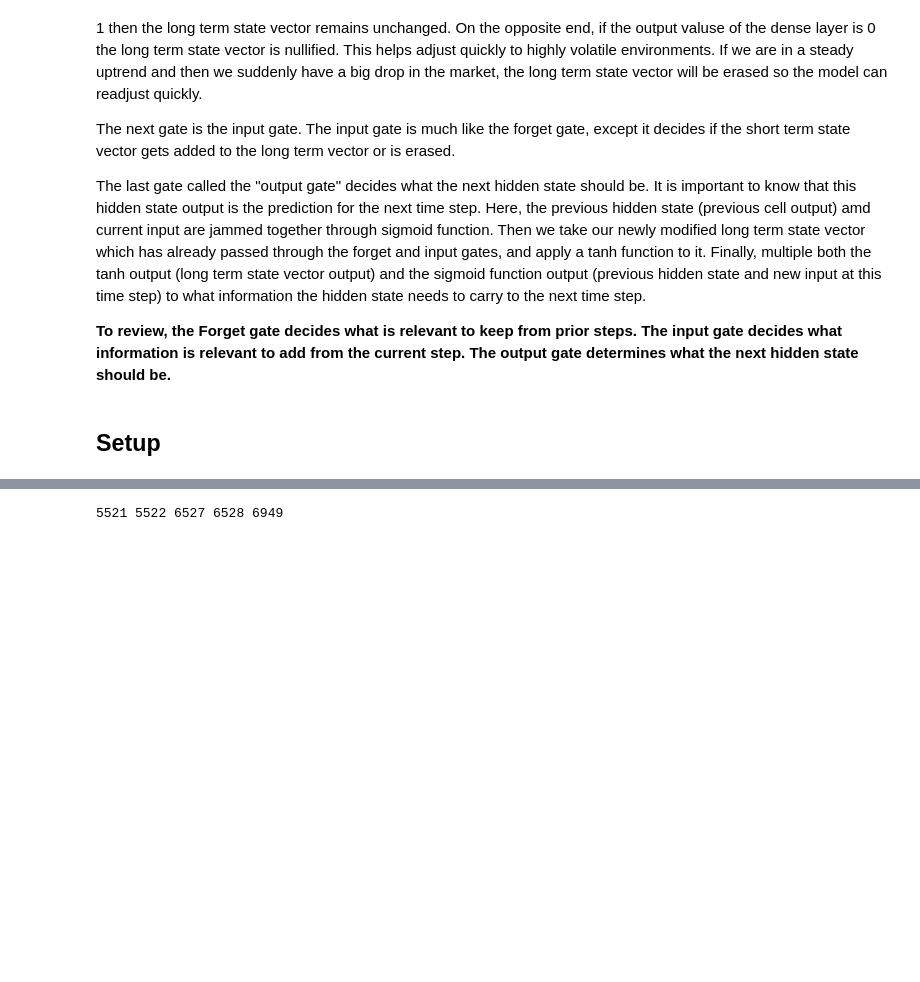
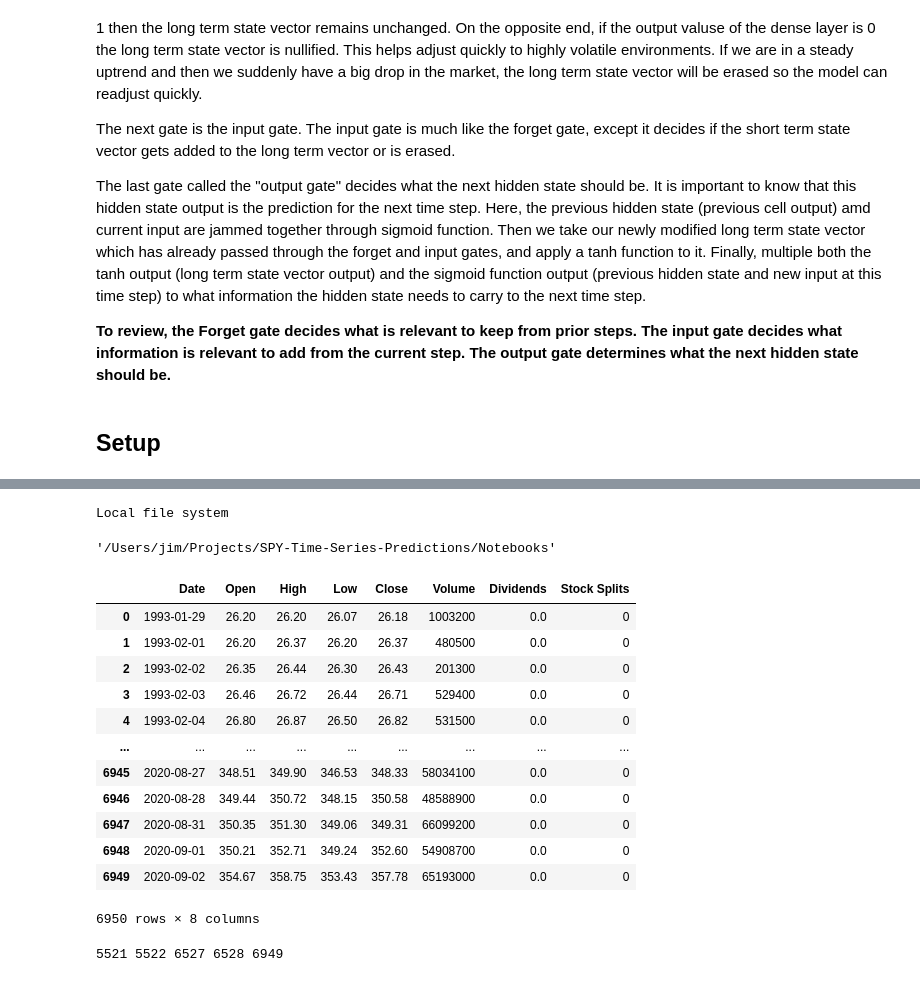
Before and after one commit to fovi-llc/SPY-Time-Series-Predictions, a Jupyter notebook: Notebooks/5. LSTM_Model.ipynb, the cells around one changed output, grey strips where cells are left out. Saved outputs shown, nothing was run; the diff lists cells and outputs as text; code cells hidden in the pictures; blank space fills up the shorter version.

Commit message:
Set up for running on Colab.

```diff
--- a/Notebooks/5. LSTM_Model.ipynb
+++ b/Notebooks/5. LSTM_Model.ipynb
@@ -37,4 +37,27 @@ Successfully installed cachetools-5.3.3 google-auth-2.29.0 google-auth-oauthlib-
 Note: you may need to restart the kernel to use updated packages.
+# %%
+# Are we in Google Colab?
+try:
+    import os
+    from google.colab import drive
+    print("Google Colab")
+    # This will prompt for authorization.
+    drive.mount('/content/drive')
+    IN_COLAB = True
+except:
+    print("Local file system")
+    IN_COLAB = False
+
+# Get into the right directory if we're in Google Colab
+if IN_COLAB:
+    import os
+    os.makedirs("/content/drive/MyDrive/Machine Learning/SPY-Time-Series-Predictions", exist_ok=True)
+    %cd /content/drive/MyDrive/Machine Learning/SPY-Time-Series-Predictions
+
+%pwd
+# %% [output]
+Local file system
+'/Users/jim/Projects/SPY-Time-Series-Predictions/Notebooks'
 # %%
 import numpy as np
 import pandas as pd
@@ -65,4 +88,41 @@ def sequential_window_dataset(series, window_size):
     ds = ds.flat_map(lambda window: window.batch(window_size + 1))
     ds = ds.map(lambda window: (window[:-1], window[1:]))
     return ds.batch(1).prefetch(1)
+# %%
+import os
+
+# Does the SPY file exist?
+if not os.path.exists('SPY.csv'):
+    if os.path.exists('../SPY.csv'):
+        # The file is in the parent directory in the GitHub repo
+        os.symlink('../SPY.csv', 'SPY.csv')
+    else:
+        # Download the file from GitHub
+        import requests
+        url = 'https://github.com/bsamaha/SPY-Time-Series-Predictions/raw/master/SPY.csv'
+        r = requests.get(url)
+        with open('SPY.csv', 'wb') as f:
+            f.write(r.content)
+
+# Read in data
+spy = pd.read_csv('SPY.csv')
+
+# Convert series into datetime type
+spy['Date'] = pd.to_datetime(spy['Date'])
+
+spy
+# %% [output]
+|  | Date | Open | High | Low | Close | Volume | Dividends | Stock Splits |
+| 0 | 1993-01-29 | 26.20 | 26.20 | 26.07 | 26.18 | 1003200 | 0.0 | 0 |
+| 1 | 1993-02-01 | 26.20 | 26.37 | 26.20 | 26.37 | 480500 | 0.0 | 0 |
+| 2 | 1993-02-02 | 26.35 | 26.44 | 26.30 | 26.43 | 201300 | 0.0 | 0 |
+| 3 | 1993-02-03 | 26.46 | 26.72 | 26.44 | 26.71 | 529400 | 0.0 | 0 |
+| 4 | 1993-02-04 | 26.80 | 26.87 | 26.50 | 26.82 | 531500 | 0.0 | 0 |
+| ... | ... | ... | ... | ... | ... | ... | ... | ... |
+| 6945 | 2020-08-27 | 348.51 | 349.90 | 346.53 | 348.33 | 58034100 | 0.0 | 0 |
+| 6946 | 2020-08-28 | 349.44 | 350.72 | 348.15 | 350.58 | 48588900 | 0.0 | 0 |
+| 6947 | 2020-08-31 | 350.35 | 351.30 | 349.06 | 349.31 | 66099200 | 0.0 | 0 |
+| 6948 | 2020-09-01 | 350.21 | 352.71 | 349.24 | 352.60 | 54908700 | 0.0 | 0 |
+| 6949 | 2020-09-02 | 354.67 | 358.75 | 353.43 | 357.78 | 65193000 | 0.0 | 0 |
+6950 rows × 8 columns
 # %%
```
Also changed, not shown: parts of 5 cells of this notebook.
